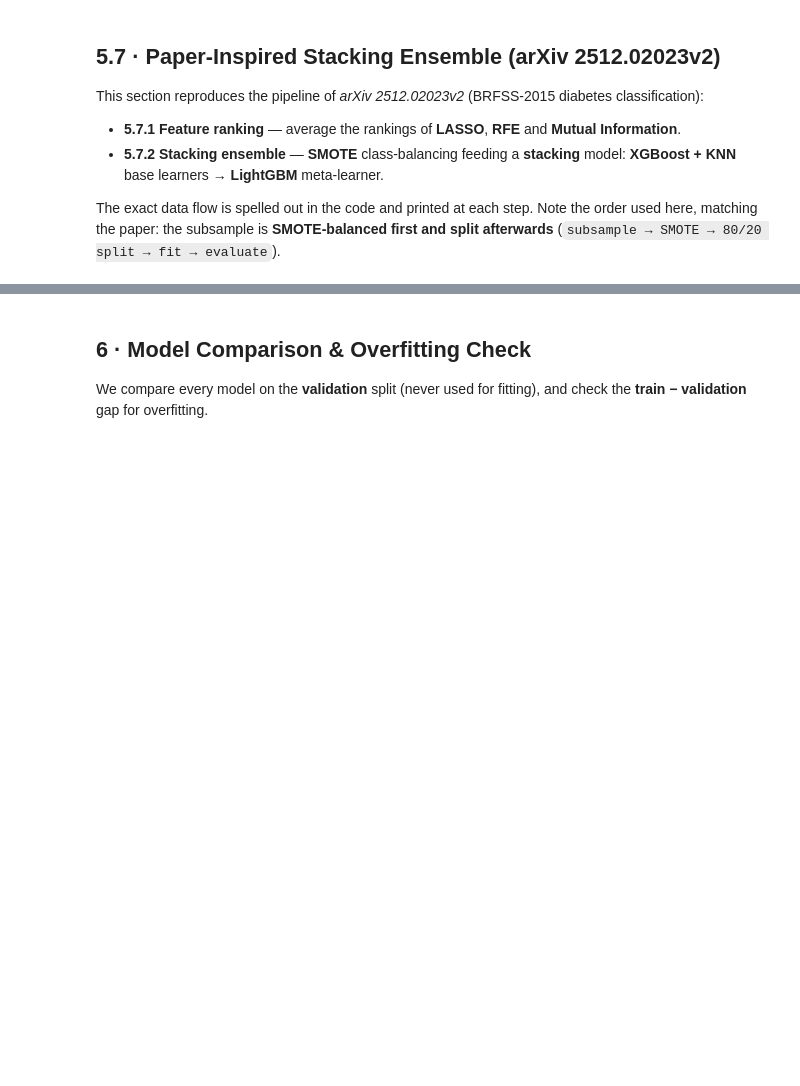
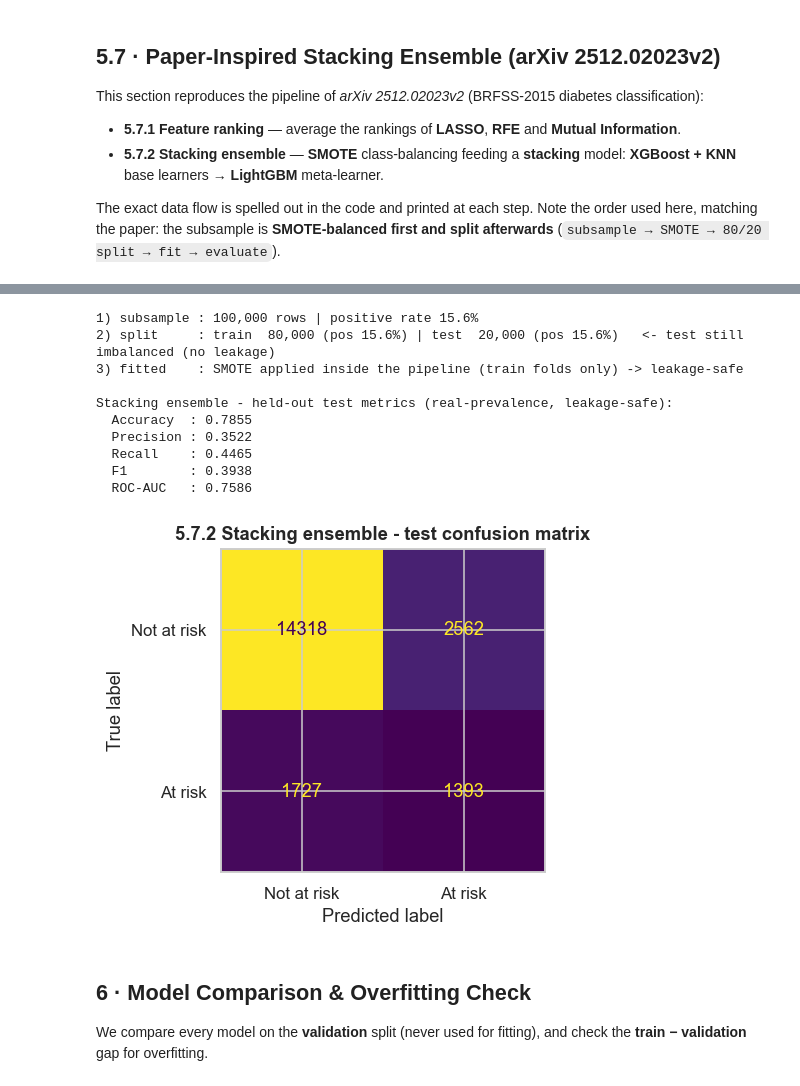
Before and after one commit to energelpen/ET0737-MLAI-Project, a Jupyter notebook: notebooks/02_Diabetes_2015_Modelling.ipynb, the cells around one changed output, grey strips where cells are left out. Saved outputs shown, nothing was run; the diff lists cells and outputs as text; code cells hidden in the pictures; blank space fills up the shorter version.

```diff
--- a/notebooks/02_Diabetes_2015_Modelling.ipynb
+++ b/notebooks/02_Diabetes_2015_Modelling.ipynb
@@ -663,58 +731,72 @@ print(feat_rank.head(12).round(1).to_string())
 # %%
-# ---------- 5.7.2 · Stacking ensemble: SMOTE + (XGBoost + KNN) -> LightGBM ----------
-# Architecture from arXiv 2512.02023v2. The data flow is stated explicitly and printed:
-#   1) subsample 100k at the REAL ~16% prevalence (caps KNN runtime)
-#   2) SMOTE the WHOLE subsample to a 50/50 balance   <-- resampling is done BEFORE the split
-#   3) 80/20 stratified train/test split
-#   4) fit the stacking ensemble on train, evaluate on the held-out 20%
-from imblearn.over_sampling import SMOTE
+# ---------- 5.7.2  Stacking ensemble: SMOTE + (XGBoost + KNN) -> LightGBM ----------
+# Architecture from arXiv 2512.02023v2, but with the resampling LEAKAGE FIXED (Change 1).
+# BUG BEFORE: SMOTE was applied to the WHOLE subsample, THEN train_test_split ran. Synthetic
+# points are interpolated from real neighbours, so some test rows had synthetic "cousins" in
+# train -> the model had effectively seen the test set -> optimistic, untrustworthy metrics.
+# FIX: split FIRST, then resample ONLY the training data via an imblearn Pipeline. imblearn's
+# Pipeline applies SMOTE during fit but skips it at predict, so the held-out 20% (and the
+# stack's internal CV folds) stay at the real ~16% prevalence.
+from imblearn.pipeline import Pipeline as ImbPipeline
 from sklearn.ensemble import StackingClassifier
 from lightgbm import LGBMClassifier
 
-# 1) subsample at real prevalence
+# 1) subsample at the REAL prevalence (caps KNN runtime)
 paper_sub = df.groupby("Diabetes", group_keys=False).sample(frac=100000/len(df),
                                                             random_state=RANDOM_STATE)
 paper_X, paper_y = paper_sub[paper_feats], paper_sub["Diabetes"]
 print(f"1) subsample : {len(paper_X):>7,} rows | positive rate {paper_y.mean():.1%}")
 
-# 2) SMOTE the whole subsample to 50/50
-paper_Xr, paper_yr = SMOTE(random_state=RANDOM_STATE, k_neighbors=5).fit_resample(paper_X, paper_y)
-print(f"2) SMOTE     : {len(paper_Xr):>7,} rows | positive rate {paper_yr.mean():.1%}")
+# 2) 80/20 stratified split BEFORE any resampling -> an honest, real-prevalence test set
+pXtr, pXte, pytr, pyte = train_test_split(paper_X, paper_y, test_size=0.20,
+                                          stratify=paper_y, random_state=RANDOM_STATE)
+print(f"2) split     : train {len(pXtr):>7,} (pos {pytr.mean():.1%}) | "
+      f"test {len(pXte):>7,} (pos {pyte.mean():.1%})   <- test still imbalanced (no leakage)")
 
-# 3) 80/20 stratified split
-pXtr, pXte, pytr, pyte = train_test_split(paper_Xr, paper_yr, test_size=0.20,
-                                          stratify=paper_yr, random_state=RANDOM_STATE)
-print(f"3) split     : train {len(pXtr):>7,} | test {len(pXte):>7,}")
-
-# 4) stacking ensemble: XGBoost + KNN base learners -> LightGBM meta-learner
-paper_stack = StackingClassifier(
+# 3) SMOTE + stacking as ONE imblearn Pipeline -> SMOTE only ever sees TRAINING data
+stack_core = StackingClassifier(
     estimators=[
         ("xgb", XGBClassifier(n_estimators=400, max_depth=5, learning_rate=0.05, subsample=0.9,
                               colsample_bytree=0.9, eval_metric="logloss", tree_method="hist",
                               n_jobs=1, random_state=RANDOM_STATE)),
         ("knn", Pipeline([("sc", StandardScaler()),
                           ("knn", KNeighborsClassifier(n_neighbors=5))])),
     ],
     final_estimator=LGBMClassifier(n_estimators=300, learning_rate=0.05,
                                    random_state=RANDOM_STATE, verbose=-1),
     cv=3, n_jobs=N_JOBS)
-paper_stack.fit(pXtr, pytr)
+paper_stack = ImbPipeline([("smote", SMOTE(random_state=RANDOM_STATE, k_neighbors=5)),
+                           ("stack", stack_core)])
+paper_stack.fit(pXtr, pytr)          # SMOTE balances TRAIN only; test stays at real prevalence
+print("3) fitted    : SMOTE applied inside the pipeline (train folds only) -> leakage-safe")
 
-# 4b) evaluate on the held-out 20%
+# 3b) evaluate on the untouched, real-prevalence 20%
 paper_proba = paper_stack.predict_proba(pXte)[:, 1]
 paper_pred  = (paper_proba >= 0.5).astype(int)
-print("\nStacking ensemble - held-out test metrics:")
+print("\nStacking ensemble - held-out test metrics (real-prevalence, leakage-safe):")
 print(f"  Accuracy  : {accuracy_score(pyte, paper_pred):.4f}")
 print(f"  Precision : {precision_score(pyte, paper_pred):.4f}")
 print(f"  Recall    : {recall_score(pyte, paper_pred):.4f}")
 print(f"  F1        : {f1_score(pyte, paper_pred):.4f}")
 print(f"  ROC-AUC   : {roc_auc_score(pyte, paper_proba):.4f}")
 
 fig, ax = plt.subplots(figsize=(4.6, 4))
 ConfusionMatrixDisplay(confusion_matrix(pyte, paper_pred),
                        display_labels=["Not at risk", "At risk"]).plot(ax=ax, colorbar=False)
 ax.set_title("5.7.2 Stacking ensemble - test confusion matrix")
 plt.tight_layout(); plt.show()
+# %% [output]
+1) subsample : 100,000 rows | positive rate 15.6%
+2) split     : train  80,000 (pos 15.6%) | test  20,000 (pos 15.6%)   <- test still imbalanced (no leakage)
+3) fitted    : SMOTE applied inside the pipeline (train folds only) -> leakage-safe
+
+Stacking ensemble - held-out test metrics (real-prevalence, leakage-safe):
+  Accuracy  : 0.7855
+  Precision : 0.3522
+  Recall    : 0.4465
+  F1        : 0.3938
+  ROC-AUC   : 0.7586
+[figure, added]
 # %% [markdown]
 ## 6 · Model Comparison & Overfitting Check
 
```
Also changed, not shown: parts of 27 cells of this notebook.
